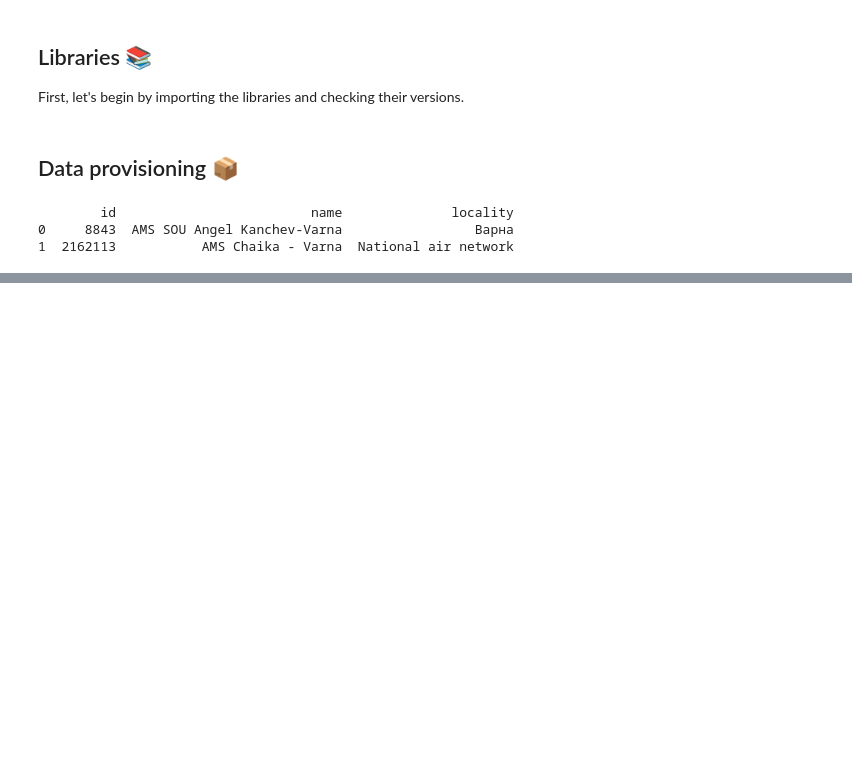
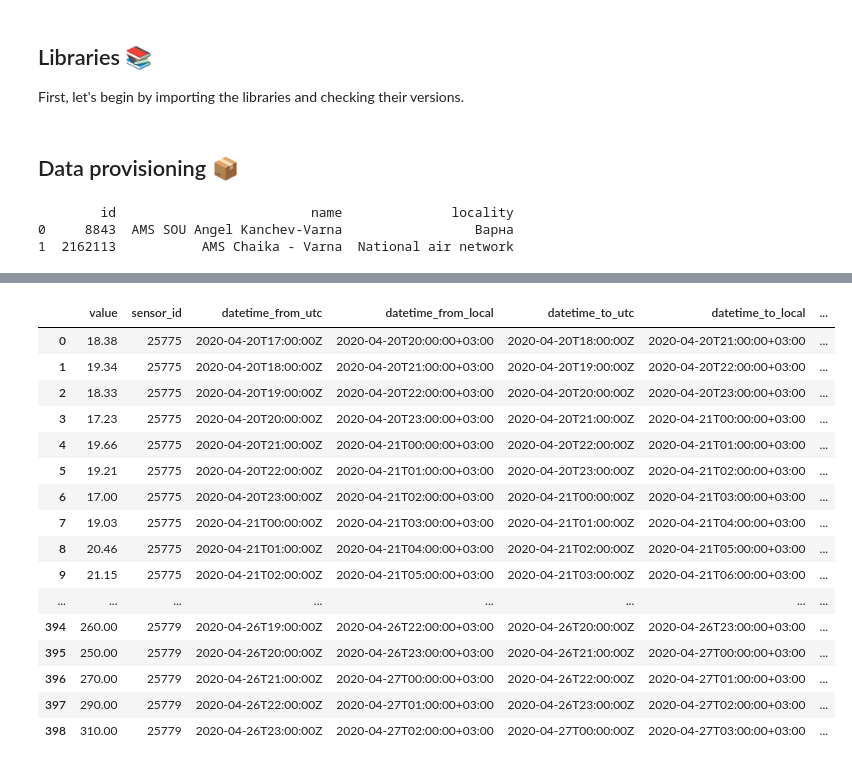
Before and after one commit to ivetkalchev/VarnaAir, a Jupyter notebook: varnaair.ipynb, the cells around one changed output, grey strips where cells are left out. Cells and saved outputs as stored; diff of their text form; code cells hidden in the pictures; blank space fills up the shorter version.

Commit message:
getting info from sensors

```diff
--- a/varnaair.ipynb
+++ b/varnaair.ipynb
@@ -37,0 +67,51 @@ stations = {
+# %%
+base_url = "https://api.openaq.org/v3/sensors/{sensor_id}/measurements"
+
+# sensor ids for Angel Kanchev
+sensor_ids = [25775, 25778, 25776, 25779, 25774, 25777, 4272879]
+
+sensor_data_frames = []
+
+for sensor_id in sensor_ids:
+    url = base_url.format(sensor_id=sensor_id)
+    response = requests.get(url, headers=headers)
+    response.raise_for_status()
+
+    data = response.json()
+    results = data.get("results", [])
+
+    if results:
+        df = pandas.DataFrame(results)
+
+        df = df.assign(
+            sensor_id=sensor_id,
+            datetime_from_utc=df['period'].apply(lambda x: x['datetimeFrom']['utc'] if x else None),
+            datetime_from_local=df['period'].apply(lambda x: x['datetimeFrom']['local'] if x else None),
+            datetime_to_utc=df['period'].apply(lambda x: x['datetimeTo']['utc'] if x else None),
+            datetime_to_local=df['period'].apply(lambda x: x['datetimeTo']['local'] if x else None),
+            parameter_name=df['parameter'].apply(lambda x: x.get('name') if isinstance(x, dict) else None),
+            parameter_units=df['parameter'].apply(lambda x: x.get('units') if isinstance(x, dict) else None)
+        ).drop(columns=['flagInfo', 'parameter', 'period', 'summary', 'coverage', 'coordinates'])
+
+        sensor_data_frames.append(df)
+
+combined_df = pandas.concat(sensor_data_frames, ignore_index=True)
+combined_df
+# %% [output]
+|  | value | sensor_id | datetime_from_utc | datetime_from_local | datetime_to_utc | datetime_to_local | ... |
+| 0 | 18.38 | 25775 | 2020-04-20T17:00:00Z | 2020-04-20T20:00:00+03:00 | 2020-04-20T18:00:00Z | 2020-04-20T21:00:00+03:00 | ... |
+| 1 | 19.34 | 25775 | 2020-04-20T18:00:00Z | 2020-04-20T21:00:00+03:00 | 2020-04-20T19:00:00Z | 2020-04-20T22:00:00+03:00 | ... |
+| 2 | 18.33 | 25775 | 2020-04-20T19:00:00Z | 2020-04-20T22:00:00+03:00 | 2020-04-20T20:00:00Z | 2020-04-20T23:00:00+03:00 | ... |
+| 3 | 17.23 | 25775 | 2020-04-20T20:00:00Z | 2020-04-20T23:00:00+03:00 | 2020-04-20T21:00:00Z | 2020-04-21T00:00:00+03:00 | ... |
+| 4 | 19.66 | 25775 | 2020-04-20T21:00:00Z | 2020-04-21T00:00:00+03:00 | 2020-04-20T22:00:00Z | 2020-04-21T01:00:00+03:00 | ... |
+| 5 | 19.21 | 25775 | 2020-04-20T22:00:00Z | 2020-04-21T01:00:00+03:00 | 2020-04-20T23:00:00Z | 2020-04-21T02:00:00+03:00 | ... |
+| 6 | 17.00 | 25775 | 2020-04-20T23:00:00Z | 2020-04-21T02:00:00+03:00 | 2020-04-21T00:00:00Z | 2020-04-21T03:00:00+03:00 | ... |
+| 7 | 19.03 | 25775 | 2020-04-21T00:00:00Z | 2020-04-21T03:00:00+03:00 | 2020-04-21T01:00:00Z | 2020-04-21T04:00:00+03:00 | ... |
+| 8 | 20.46 | 25775 | 2020-04-21T01:00:00Z | 2020-04-21T04:00:00+03:00 | 2020-04-21T02:00:00Z | 2020-04-21T05:00:00+03:00 | ... |
+| 9 | 21.15 | 25775 | 2020-04-21T02:00:00Z | 2020-04-21T05:00:00+03:00 | 2020-04-21T03:00:00Z | 2020-04-21T06:00:00+03:00 | ... |
+| ... | ... | ... | ... | ... | ... | ... | ... |
+| 394 | 260.00 | 25779 | 2020-04-26T19:00:00Z | 2020-04-26T22:00:00+03:00 | 2020-04-26T20:00:00Z | 2020-04-26T23:00:00+03:00 | ... |
+| 395 | 250.00 | 25779 | 2020-04-26T20:00:00Z | 2020-04-26T23:00:00+03:00 | 2020-04-26T21:00:00Z | 2020-04-27T00:00:00+03:00 | ... |
+| 396 | 270.00 | 25779 | 2020-04-26T21:00:00Z | 2020-04-27T00:00:00+03:00 | 2020-04-26T22:00:00Z | 2020-04-27T01:00:00+03:00 | ... |
+| 397 | 290.00 | 25779 | 2020-04-26T22:00:00Z | 2020-04-27T01:00:00+03:00 | 2020-04-26T23:00:00Z | 2020-04-27T02:00:00+03:00 | ... |
+| 398 | 310.00 | 25779 | 2020-04-26T23:00:00Z | 2020-04-27T02:00:00+03:00 | 2020-04-27T00:00:00Z | 2020-04-27T03:00:00+03:00 | ... |
```
Also changed, not shown: parts of 3 cells of this notebook.
